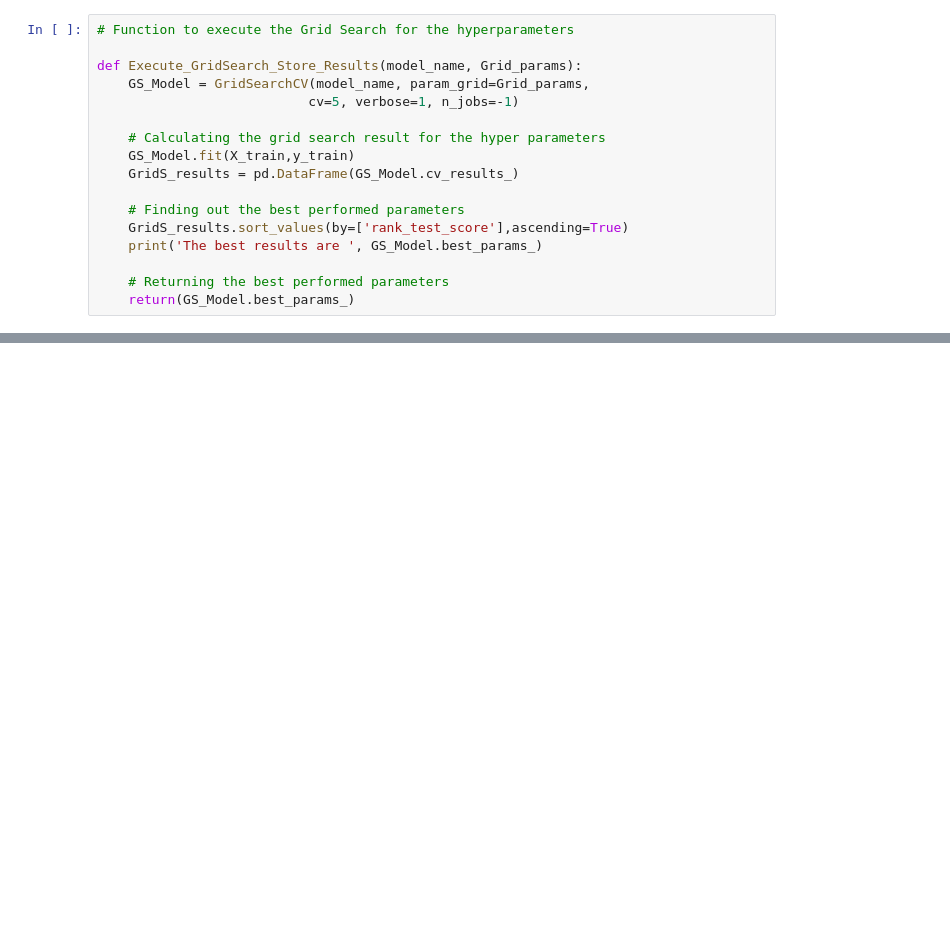
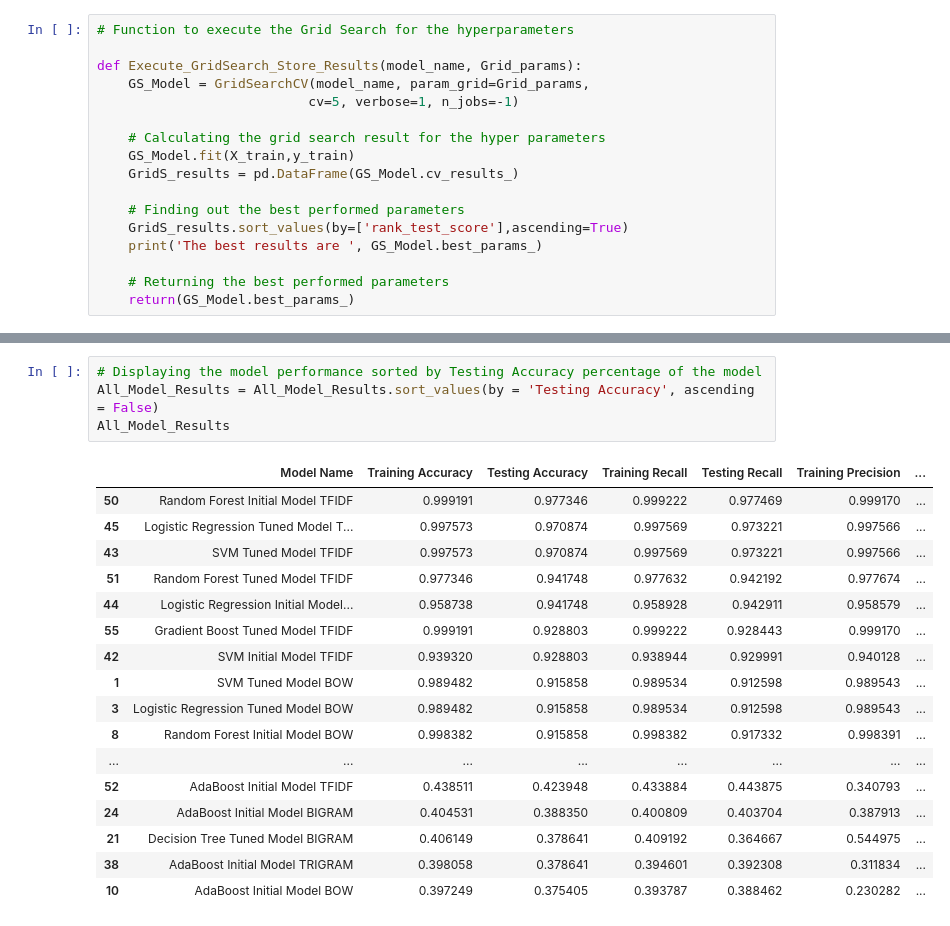
Before and after one commit to suhail-chand/industrial-accident-severity-assessment, a Jupyter notebook: industrial_safety_chatbot/Capstone_Project_Model-Rohon_Kuddus_consolidated.ipynb, the cells around one changed output, grey strips where cells are left out. Drawn from its saved outputs; the diff is of its cells as text; blank space fills up the shorter version.

```diff
--- a/industrial_safety_chatbot/Capstone_Project_Model-Rohon_Kuddus_consolidated.ipynb
+++ b/industrial_safety_chatbot/Capstone_Project_Model-Rohon_Kuddus_consolidated.ipynb
@@ -571,0 +587,22 @@ print ("\n")
+# %%
+# Displaying the model performance sorted by Testing Accuracy percentage of the model
+All_Model_Results = All_Model_Results.sort_values(by = 'Testing Accuracy', ascending = False)
+All_Model_Results
+# %% [output]
+|  | Model Name | Training Accuracy | Testing Accuracy | Training Recall | Testing Recall | Training Precision | ... |
+| 50 | Random Forest Initial Model TFIDF | 0.999191 | 0.977346 | 0.999222 | 0.977469 | 0.999170 | ... |
+| 45 | Logistic Regression Tuned Model T... | 0.997573 | 0.970874 | 0.997569 | 0.973221 | 0.997566 | ... |
+| 43 | SVM Tuned Model TFIDF | 0.997573 | 0.970874 | 0.997569 | 0.973221 | 0.997566 | ... |
+| 51 | Random Forest Tuned Model TFIDF | 0.977346 | 0.941748 | 0.977632 | 0.942192 | 0.977674 | ... |
+| 44 | Logistic Regression Initial Model... | 0.958738 | 0.941748 | 0.958928 | 0.942911 | 0.958579 | ... |
+| 55 | Gradient Boost Tuned Model TFIDF | 0.999191 | 0.928803 | 0.999222 | 0.928443 | 0.999170 | ... |
+| 42 | SVM Initial Model TFIDF | 0.939320 | 0.928803 | 0.938944 | 0.929991 | 0.940128 | ... |
+| 1 | SVM Tuned Model BOW | 0.989482 | 0.915858 | 0.989534 | 0.912598 | 0.989543 | ... |
+| 3 | Logistic Regression Tuned Model BOW | 0.989482 | 0.915858 | 0.989534 | 0.912598 | 0.989543 | ... |
+| 8 | Random Forest Initial Model BOW | 0.998382 | 0.915858 | 0.998382 | 0.917332 | 0.998391 | ... |
+| ... | ... | ... | ... | ... | ... | ... | ... |
+| 52 | AdaBoost Initial Model TFIDF | 0.438511 | 0.423948 | 0.433884 | 0.443875 | 0.340793 | ... |
+| 24 | AdaBoost Initial Model BIGRAM | 0.404531 | 0.388350 | 0.400809 | 0.403704 | 0.387913 | ... |
+| 21 | Decision Tree Tuned Model BIGRAM | 0.406149 | 0.378641 | 0.409192 | 0.364667 | 0.544975 | ... |
+| 38 | AdaBoost Initial Model TRIGRAM | 0.398058 | 0.378641 | 0.394601 | 0.392308 | 0.311834 | ... |
+| 10 | AdaBoost Initial Model BOW | 0.397249 | 0.375405 | 0.393787 | 0.388462 | 0.230282 | ... |
```
Also changed, not shown: parts of 12 cells of this notebook.
